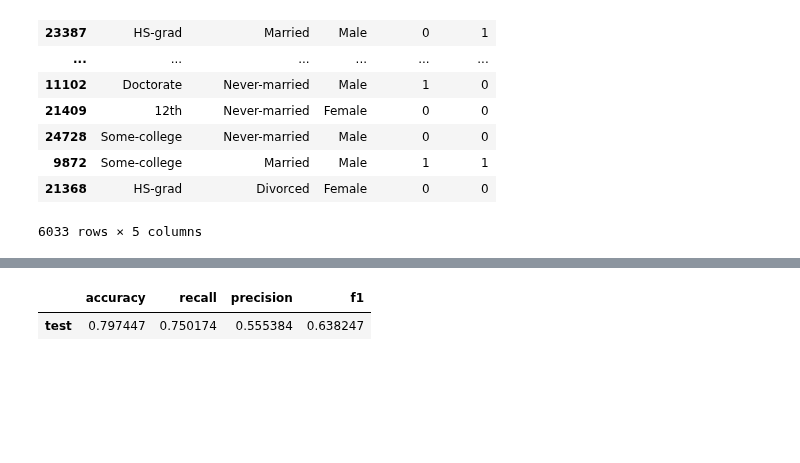
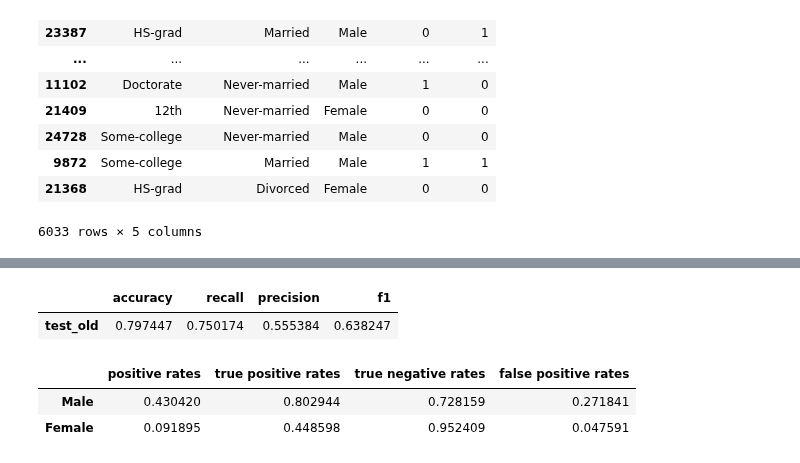
Before and after one commit to JipSchoneveld/HCML_project, a Jupyter notebook: train.ipynb, the cells around one changed output, grey strips where cells are left out. Drawn from its saved outputs; the diff is of its cells as text; code cells hidden in the pictures; blank space fills up the shorter version.

```diff
--- a/train.ipynb
+++ b/train.ipynb
@@ -372,11 +362,3 @@ logreg_results_test_old
 | 9872 | Some-college | Married | Male | 1 | 1 |
 | 21368 | HS-grad | Divorced | Female | 0 | 0 |
 6033 rows × 5 columns
-# %%
-y_pred_test_old= list(logreg.predict(x_test_old_encoded))
-
-logreg_results_test_old = test_old.copy() #get all the data of the dev set
-
-logreg_results_test_old = logreg_results_test_old.filter(items=FEAT_OF_INT) #keep only relevant info
-logreg_results_test_old['y_pred'] = y_pred_test_old
-logreg_results_test_old
@@ -397,11 +365,23 @@ logreg_results_test_old
 # %%
 logreg_acc_test_old = accuracy_score(y_test_old, y_pred_test_old)
 logreg_rec_test_old = recall_score(y_test_old, y_pred_test_old)
 logreg_pre_test_old = precision_score(y_test_old, y_pred_test_old)
 logreg_f1_test_old = f1_score(y_test_old, y_pred_test_old)
-logreg_eval_test_old = pd.DataFrame({'accuracy': [logreg_acc_test_old], 'recall': [logreg_rec_test_old], 'precision': [logreg_pre_test_old], 'f1': [logreg_f1_test_old]}, index=['test'])
+logreg_eval_test_old = pd.DataFrame({'accuracy': [logreg_acc_test_old], 'recall': [logreg_rec_test_old], 'precision': [logreg_pre_test_old], 'f1': [logreg_f1_test_old]}, index=['test_old'])
 logreg_eval_test_old.to_csv(os.path.join('Results', 'test_old_eval.csv'),sep='\t')
 logreg_eval_test_old
 # %% [output]
 |  | accuracy | recall | precision | f1 |
-| test | 0.797447 | 0.750174 | 0.555384 | 0.638247 |
+| test_old | 0.797447 | 0.750174 | 0.555384 | 0.638247 |
+# %%
+logreg_fair_eval_test_old = pd.DataFrame()
+logreg_fair_eval_test_old['positive rates'] = positive_rates(logreg_results_test_old, 'sex')
+logreg_fair_eval_test_old['true positive rates'] = true_postive_rates(logreg_results_test_old, 'sex')
+logreg_fair_eval_test_old['true negative rates'] = true_negative_rate(logreg_results_test_old, 'sex')
+logreg_fair_eval_test_old['false positive rates'] = false_postive_rates(logreg_results_test_old, 'sex')
+logreg_fair_eval_test_old.to_csv(os.path.join('Results', f'test_old_fair_eval.csv'),sep='\t')
+logreg_fair_eval_test_old
+# %% [output]
+|  | positive rates | true positive rates | true negative rates | false positive rates |
+| Male | 0.430420 | 0.802944 | 0.728159 | 0.271841 |
+| Female | 0.091895 | 0.448598 | 0.952409 | 0.047591 |
```
Also changed, not shown: parts of 6 cells of this notebook, 5 other files.
